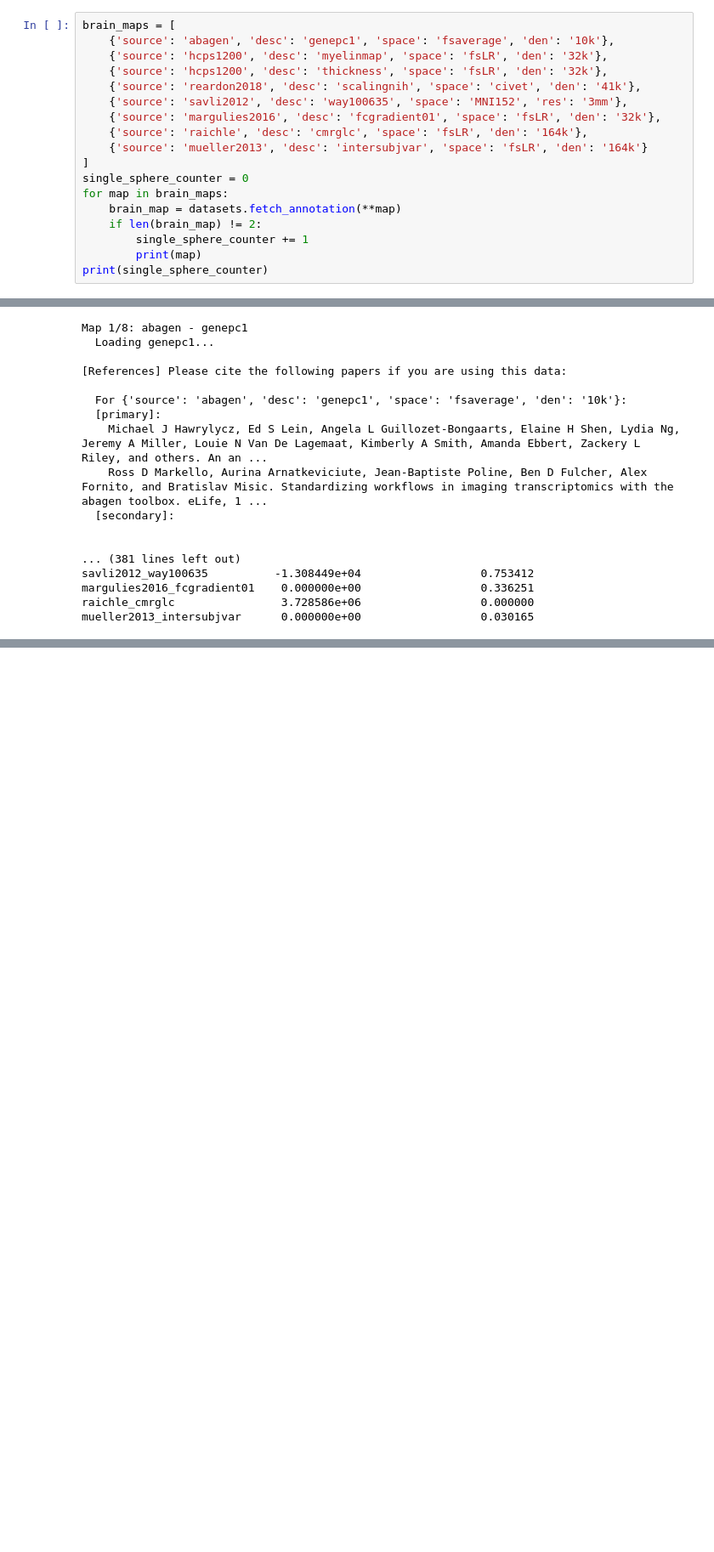
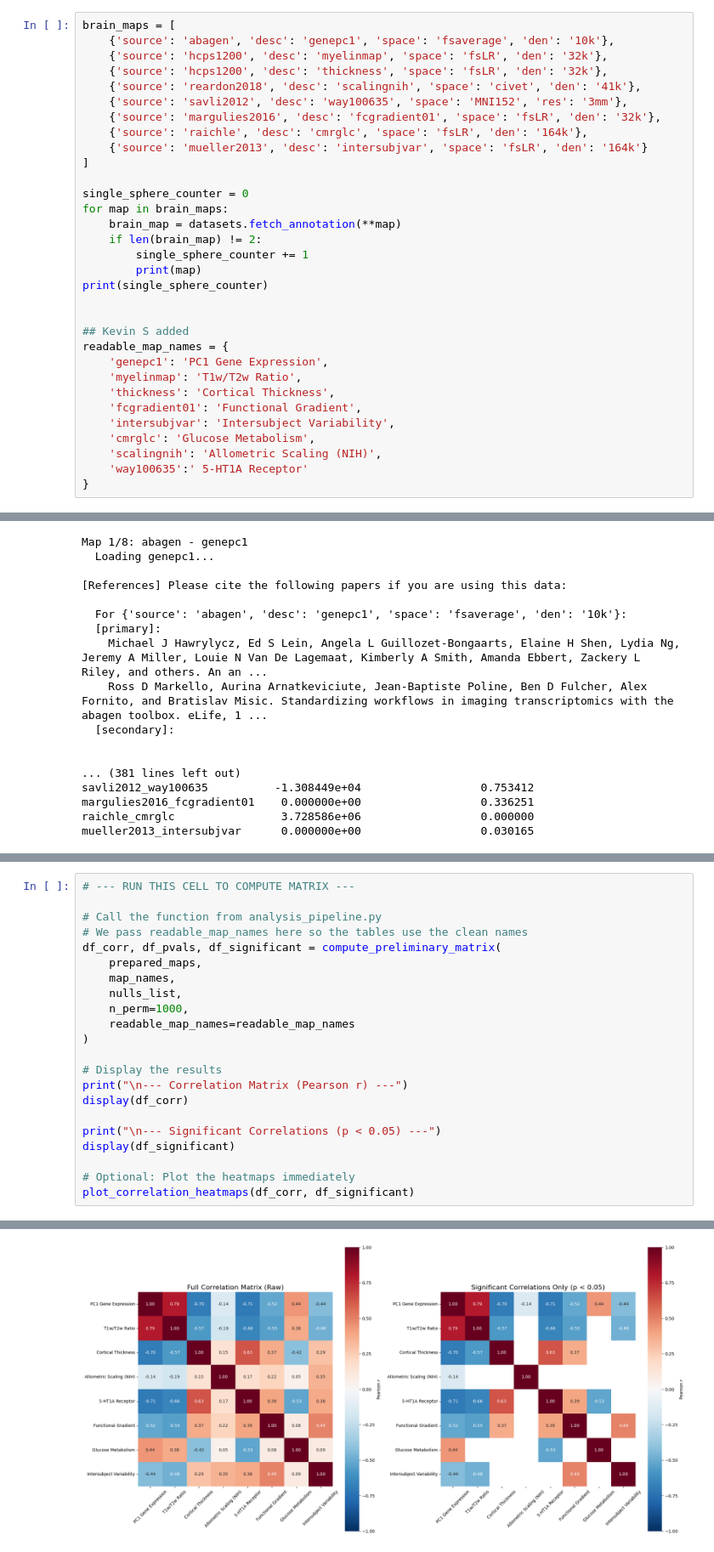
Before and after one commit to kesouder/BrainMap_Analysis, a Jupyter notebook: main.ipynb, the cells around one changed output, grey strips where cells are left out. Shown at 85% size. Saved outputs shown, nothing was run; the diff lists cells and outputs as text; blank space fills up the shorter version.

Commit message:
switched to correlation matrix and added heatmap... still need to do spearman

```diff
--- a/main.ipynb
+++ b/main.ipynb
@@ -29,6 +31,7 @@ brain_maps = [
     {'source': 'raichle', 'desc': 'cmrglc', 'space': 'fsLR', 'den': '164k'},
     {'source': 'mueller2013', 'desc': 'intersubjvar', 'space': 'fsLR', 'den': '164k'}
 ]
+
 single_sphere_counter = 0
 for map in brain_maps:
     brain_map = datasets.fetch_annotation(**map)
@@ -36,6 +39,19 @@ for map in brain_maps:
         single_sphere_counter += 1
         print(map)
 print(single_sphere_counter)
+
+
+## Kevin S added
+readable_map_names = {
+    'genepc1': 'PC1 Gene Expression',
+    'myelinmap': 'T1w/T2w Ratio',
+    'thickness': 'Cortical Thickness',
+    'fcgradient01': 'Functional Gradient',
+    'intersubjvar': 'Intersubject Variability',
+    'cmrglc': 'Glucose Metabolism',
+    'scalingnih': 'Allometric Scaling (NIH)',
+    'way100635':' 5-HT1A Receptor'
+}
 # %% [output]
 [References] Please cite the following papers if you are using this data:
 
@@ -313,0 +603,23 @@ cov_corr_df
+# %%
+# --- RUN THIS CELL TO COMPUTE MATRIX ---
+
+# Call the function from analysis_pipeline.py
+# We pass readable_map_names here so the tables use the clean names
+df_corr, df_pvals, df_significant = compute_preliminary_matrix(
+    prepared_maps,
+    map_names,
+    nulls_list,
+    n_perm=1000,
+    readable_map_names=readable_map_names
+)
+
+# Display the results
+print("\n--- Correlation Matrix (Pearson r) ---")
+display(df_corr)
+
+print("\n--- Significant Correlations (p < 0.05) ---")
+display(df_significant)
+
+# Optional: Plot the heatmaps immediately
+plot_correlation_heatmaps(df_corr, df_significant)
+# %% [output]
@@ -313,0 +665 @@ cov_corr_df
+[figure, added]
```
Also changed, not shown: parts of 7 cells of this notebook.
